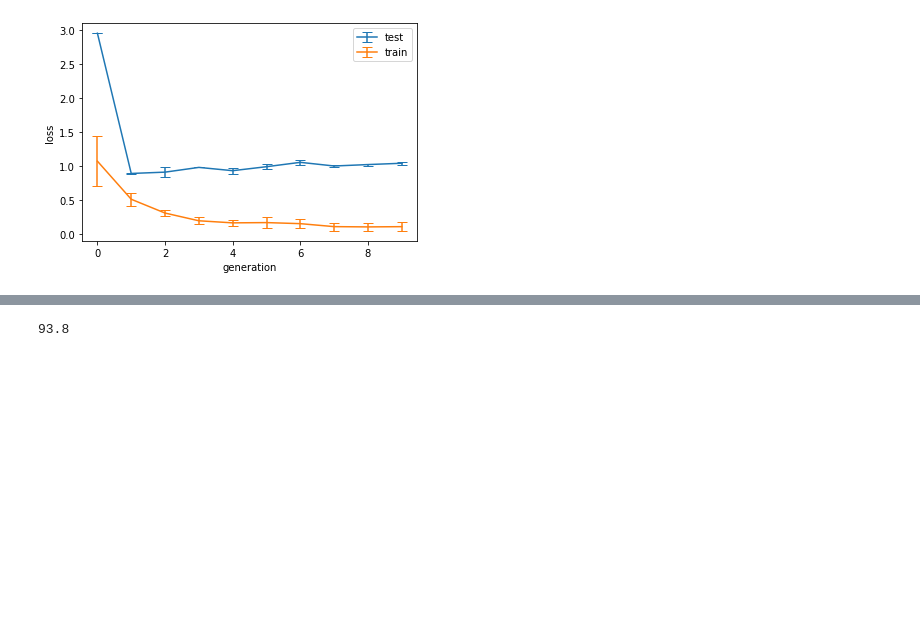
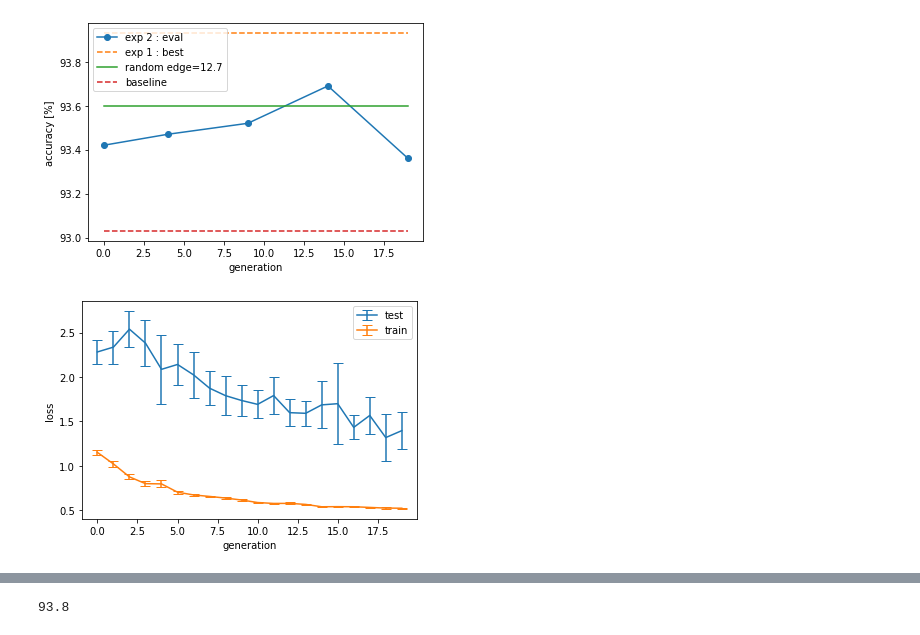
Before and after one commit to tatsuya-sugiyama/notebook, a Jupyter notebook: Untitled0.ipynb, the cells around one changed output, grey strips where cells are left out. Cells and saved outputs as stored; diff of their text form; code cells hidden in the pictures; blank space fills up the shorter version.

```diff
--- a/Untitled0.ipynb
+++ b/Untitled0.ipynb
@@ -100,0 +106,4 @@ loss_st
+# %%
+besta = [93.42, 93.47, 93.52, 93.69, 93.36]
+bestp = [21556682.0, 21161674.0, 21335242.0, 20733514.0, 21194698.0]
+beste = [12.0, 10.0, 13.0, 12.0, 11.0]
@@ -117,7 +156,25 @@ fig.savefig(os.path.join("", "graph.png"))
+# %%
+fig = plt.figure()
+
+times = generation
+
+plt.plot([0, 4, 9, 14, 19], besta, label="exp 2 : eval", marker="o")
+plt.plot(np.arange(times), [93.93] * times, label="exp 1 : best", linestyle="dashed")
+plt.plot(np.arange(times), [93.60] * times, label="random edge=12.7")
+plt.plot(np.arange(times), [93.03] * times, label="baseline", linestyle="dashed")
+# plt.ylim([80, 94])
+
+plt.xlabel("generation")
+plt.ylabel("accuracy [%]")
+plt.legend()
+plt.show()
+fig.savefig(os.path.join("", "graph.png"))
+# %% [output]
+[figure, added]
 # %%
 fig = plt.figure()
 
-times = 10
+times = generation
 plt.errorbar(np.arange(times), loss_st[0], yerr=loss_st[1], capsize=5, label="test")
 plt.errorbar(np.arange(times), loss_t_st[0], yerr=loss_t_st[1], capsize=5, label="train")
 
@@ -127,4 +184,4 @@ plt.legend()
 plt.show()
 fig.savefig(os.path.join("", "graph.png"))
 # %% [output]
-[figure, old version]
+[figure, new version]
```
Also changed, not shown: parts of 18 cells of this notebook, 3 other files.
